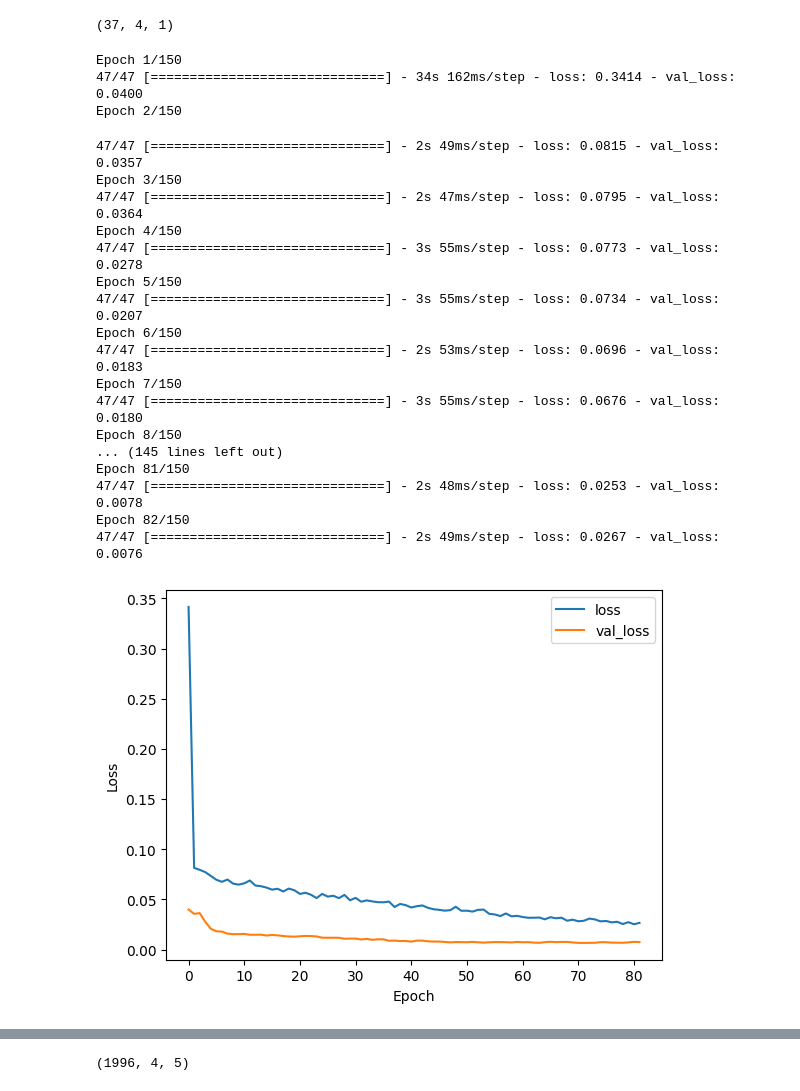
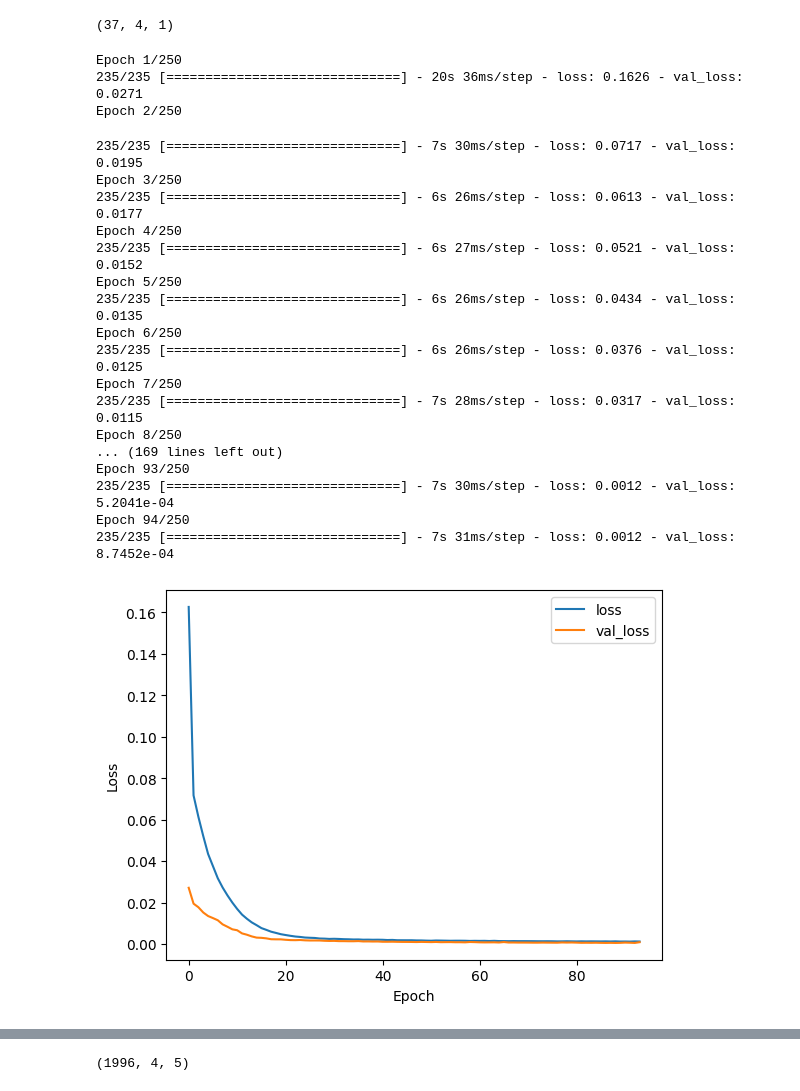
Before and after one commit to jorgeturi/rn, a Jupyter notebook: lstm.ipynb, the cells around one changed output, grey strips where cells are left out. Cells and saved outputs as stored; diff of their text form; code cells hidden in the pictures.

```diff
--- a/lstm.ipynb
+++ b/lstm.ipynb
@@ -52,4 +52,4 @@ df_unido['mes_sen'] = np.sin(2 * np.pi * df_unido['dia_del_año'] / 365)
 df_unido['mes_cos'] = np.cos(2 * np.pi * df_unido['dia_del_año'] / 365)
 
 # Seleccionar y reorganizar las columnas en el formato deseado
-final_df = df_unido[['año', 'mes', 'dia', 'hora', 'minuto', 'activa', 'reactiva', 'aparente', 'l1', 'l2', 'l3','dia_sen','dia_cos', 'mes_sen', 'mes_cos']]
+final_df = df_unido[['año', 'mes', 'dia', 'hora', 'minuto', 'activa', 'reactiva', 'aparente', 'l1', 'l2', 'l3','dia_sen','dia_cos', 'mes_sen', 'mes_cos', 'timestamp']]
@@ -56,3 +196,11 @@ final_df = df_unido[['año', 'mes', 'dia', 'hora', 'minuto', 'activa', 'reactiva
+# %%
+# Filtrar los datos entre las 9:00 y las 18:00 horas
+df_filtrado = final_df[(final_df['hora'] >= 10) | (final_df['hora'] <= 17)]
+
+# Filtrar para excluir sábados (día 5) y domingos (día 6)
+df_filtrado = df_filtrado[(df_filtrado['dia'] >= 1) & (df_filtrado['dia'] <= 5)]
+
+final_df = df_filtrado
 # %%
 # Filtrar las filas donde el día sea igual a 1 (ya que día 0 no existe en un calendario)
 df_dia_1 = final_df[final_df['dia'] == 1]
@@ -461,7 +630,7 @@ tf.random.set_seed(47)
 initializer = GlorotUniform(seed=47)
 
 # Define los intervalos y los valores de learning rate
-boundaries = [9, 12, 15, 25, 40, 60]  # Los límites de los intervalos (épocas en este caso)
+boundaries = [3, 10, 20, 35, 50, 80]  # Los límites de los intervalos (épocas en este caso)
 values = [0.02, 0.01, 0.005, 0.001, 0.0005, 0.0001, 0.00005]  # Learning rates correspondientes a los intervalos
 
 # Crea el scheduler de learning rate
@@ -473,71 +642,57 @@ lr_schedule = PiecewiseConstantDecay(
 
 model = Sequential()
 
-model.add(LSTM(55, return_sequences=    True, input_shape=(Xtrain.shape[1], Xtrain.shape[2]), kernel_initializer=initializer))
-model.add(Dropout(0.1))
-model.add(BatchNormalization())
-model.add(LSTM(55, return_sequences=True, kernel_initializer=initializer))
-model.add(Dropout(0.1))
+model.add(LSTM(128, return_sequences=    True, input_shape=(Xtrain.shape[1], Xtrain.shape[2]), kernel_initializer=initializer))
+model.add(Dropout(0.6))
 model.add(BatchNormalization())
 
-model.add(LSTM(55, return_sequences=True, kernel_initializer=initializer))
-model.add(Dropout(0.1))
-model.add(BatchNormalization())
 
-model.add(LSTM(55, return_sequences=True, kernel_initializer=initializer))
-model.add(Dropout(0.1))
-model.add(BatchNormalization())
-
-model.add(LSTM(55, return_sequences=True, kernel_initializer=initializer))
-model.add(Dropout(0.1))
-model.add(BatchNormalization())
-
-model.add(LSTM(55, return_sequences=False, kernel_initializer=initializer))
-model.add(Dropout(0.1))
+model.add(LSTM(64, return_sequences=False, kernel_initializer=initializer))
+model.add(Dropout(0.2))
 model.add(BatchNormalization())
 
 model.add(Dense(1, kernel_initializer=initializer, activation='linear'))
 
 # Compilar el modelo con el optimizador personalizado
 optimizer = Adam(learning_rate=lr_schedule, clipnorm=1)
 model.compile(optimizer=optimizer, loss='mse')
 
 # Definir callbacks
-early_stopping = EarlyStopping(monitor='val_loss', patience=10, restore_best_weights=True)
+early_stopping = EarlyStopping(monitor='val_loss', patience=5, restore_best_weights=True)
 model_checkpoint = ModelCheckpoint('best_model.h5', monitor='val_loss', save_best_only=True)
 
 # Entrenar el modelo con datos de validación y EarlyStopping
-history = model.fit(Xtrain_n, ytrain_n, epochs=150, verbose=1, batch_size=32,
+history = model.fit(Xtrain_n, ytrain_n, epochs=250, verbose=1, batch_size=64,
                     validation_data=(Xval_n, yval_n), callbacks=[early_stopping, model_checkpoint])
 
 # Graficar la curva de entrenamiento y validación
 import matplotlib.pyplot as plt
 
 plt.plot(history.history['loss'], label='loss')
 plt.plot(history.history['val_loss'], label='val_loss')
 plt.xlabel('Epoch')
 plt.ylabel('Loss')
 plt.legend()
 plt.show()
 # %% [output]
-Epoch 1/150
-47/47 [==============================] - 34s 162ms/step - loss: 0.3414 - val_loss: 0.0400
-Epoch 2/150
+Epoch 1/250
+235/235 [==============================] - 20s 36ms/step - loss: 0.1626 - val_loss: 0.0271
+Epoch 2/250
-47/47 [==============================] - 2s 49ms/step - loss: 0.0815 - val_loss: 0.0357
-Epoch 3/150
-47/47 [==============================] - 2s 47ms/step - loss: 0.0795 - val_loss: 0.0364
-Epoch 4/150
-47/47 [==============================] - 3s 55ms/step - loss: 0.0773 - val_loss: 0.0278
-Epoch 5/150
-47/47 [==============================] - 3s 55ms/step - loss: 0.0734 - val_loss: 0.0207
-Epoch 6/150
-47/47 [==============================] - 2s 53ms/step - loss: 0.0696 - val_loss: 0.0183
-Epoch 7/150
-47/47 [==============================] - 3s 55ms/step - loss: 0.0676 - val_loss: 0.0180
-Epoch 8/150
-... (145 lines left out)
-Epoch 81/150
-47/47 [==============================] - 2s 48ms/step - loss: 0.0253 - val_loss: 0.0078
-Epoch 82/150
-47/47 [==============================] - 2s 49ms/step - loss: 0.0267 - val_loss: 0.0076
+235/235 [==============================] - 7s 30ms/step - loss: 0.0717 - val_loss: 0.0195
+Epoch 3/250
+235/235 [==============================] - 6s 26ms/step - loss: 0.0613 - val_loss: 0.0177
+Epoch 4/250
+235/235 [==============================] - 6s 27ms/step - loss: 0.0521 - val_loss: 0.0152
+Epoch 5/250
+235/235 [==============================] - 6s 26ms/step - loss: 0.0434 - val_loss: 0.0135
+Epoch 6/250
+235/235 [==============================] - 6s 26ms/step - loss: 0.0376 - val_loss: 0.0125
+Epoch 7/250
+235/235 [==============================] - 7s 28ms/step - loss: 0.0317 - val_loss: 0.0115
+Epoch 8/250
+... (169 lines left out)
+Epoch 93/250
+235/235 [==============================] - 7s 30ms/step - loss: 0.0012 - val_loss: 5.2041e-04
+Epoch 94/250
+235/235 [==============================] - 7s 31ms/step - loss: 0.0012 - val_loss: 8.7452e-04
-[figure, old version]
+[figure, new version]
```
Also changed, not shown: parts of 42 cells of this notebook.
